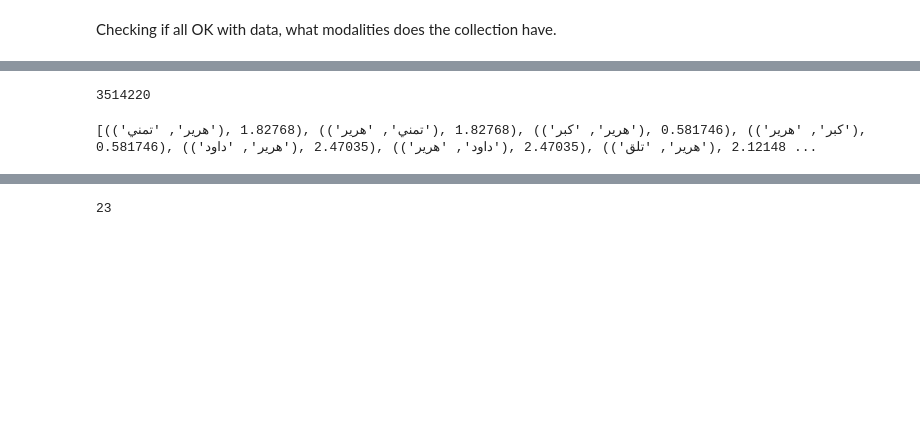
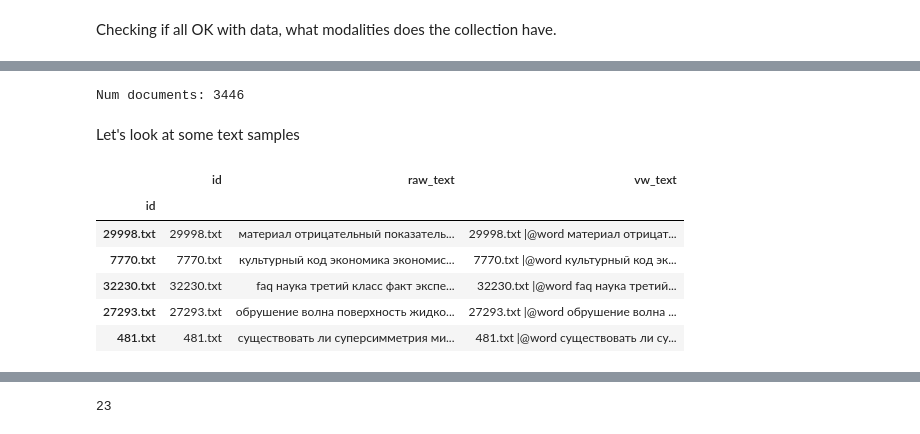
Before and after one commit to machine-intelligence-laboratory/OptimalNumberOfTopics, a Jupyter notebook: demos/TopicBank-Experiment-BankCreation.ipynb, the cells around one changed output, grey strips where cells are left out. Saved outputs shown, nothing was run; the diff lists cells and outputs as text; code cells hidden in the pictures; blank space fills up the shorter version.

```diff
--- a/demos/TopicBank-Experiment-BankCreation.ipynb
+++ b/demos/TopicBank-Experiment-BankCreation.ipynb
@@ -86,3 +138,7 @@ DATASET_FILE_PATH = os.path.join(
+# %%
+DATASET_NAME = DatasetName.POSTNAUKA  # select a dataset here
+
+DATASET_FILE_PATH = DATASET_NAME_TO_DATASET_FILE_PATH[DATASET_NAME]
 # %% [markdown]
 Checking if all OK with data, what modalities does the collection have.
 # %%
@@ -95,3 +149,8 @@ DATASET_INTERNALS_FOLDER_PATH = os.path.join('.', DATASET_FOLDER_NAME + '__inter
+# %%
+def get_dataset_internals_folder_path(dataset_name: DatasetName) -> str:
+    return os.path.join('.', dataset_name.value + '__internals')
+# %%
+DATASET_INTERNALS_FOLDER_PATH = get_dataset_internals_folder_path(DATASET_NAME)
 # %%
 DATASET_INTERNALS_FOLDER_PATH
 # %% [output]
@@ -103,0 +158,12 @@ dataset = Dataset(
+# %%
+%%time
+
+# If using really big datasets (like Habrahabr),
+# one may need to set this equal `False`
+KEEP_DATASET_IN_MEMORY = True
+
+DATASET = Dataset(
+    DATASET_FILE_PATH,
+    internals_folder_path=DATASET_INTERNALS_FOLDER_PATH,
+    keep_in_memory=KEEP_DATASET_IN_MEMORY,
+)
@@ -175,8 +199,0 @@ else:
-# %%
-len(list(cooc_values.items()))
-# %% [output]
-3514220
-# %%
-print(list(cooc_values.items())[:10])
-# %% [output]
-[(('هرير', 'تمني'), 1.82768), (('تمني', 'هرير'), 1.82768), (('هرير', 'كبر'), 0.581746), (('كبر', 'هرير'), 0.581746), (('هرير', 'داود'), 2.47035), (('داود', 'هرير'), 2.47035), (('هرير', 'تلق'), 2.12148 ...
@@ -184,0 +200,23 @@ COOC_VALUES = cooc_values
+# %%
+if KEEP_DATASET_IN_MEMORY:
+    DOCUMENTS = list(DATASET._data.index)
+else:
+    DOCUMENTS = list(DATASET._data_index)
+
+NUM_DOCUMENTS = len(DOCUMENTS)
+
+print(f'Num documents: {NUM_DOCUMENTS}')
+# %% [output]
+Num documents: 3446
+# %% [markdown]
+Let's look at some text samples
+# %%
+DATASET._data.head()
+# %% [output]
+|  | id | raw_text | vw_text |
+| id |  |  |  |
+| 29998.txt | 29998.txt | материал отрицательный показатель... | 29998.txt |@word материал отрицат... |
+| 7770.txt | 7770.txt | культурный код экономика экономис... | 7770.txt |@word культурный код эк... |
+| 32230.txt | 32230.txt | faq наука третий класс факт экспе... | 32230.txt |@word faq наука третий... |
+| 27293.txt | 27293.txt | обрушение волна поверхность жидко... | 27293.txt |@word обрушение волна ... |
+| 481.txt | 481.txt | существовать ли суперсимметрия ми... | 481.txt |@word существовать ли су... |
```
Also changed, not shown: parts of 327 cells of this notebook.
